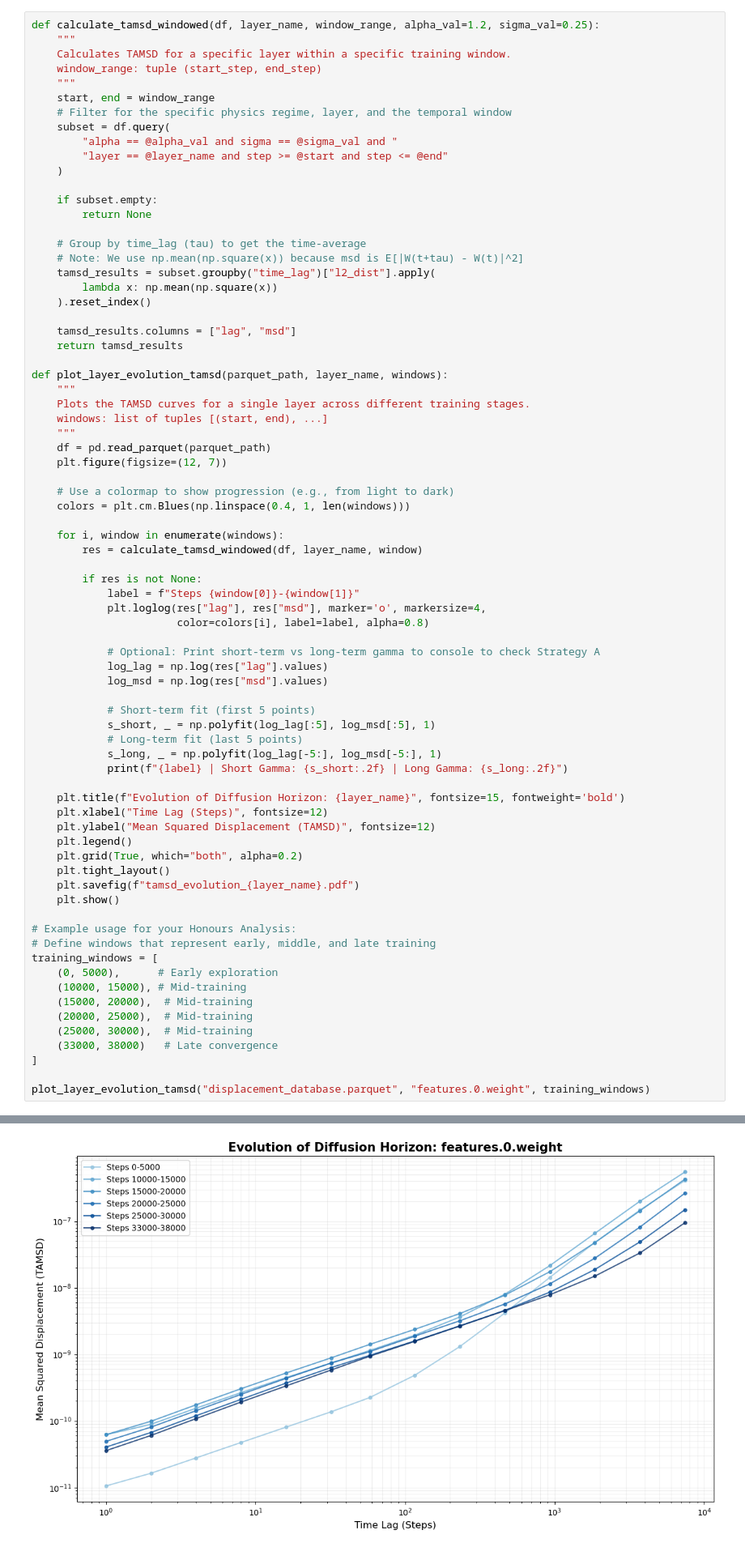
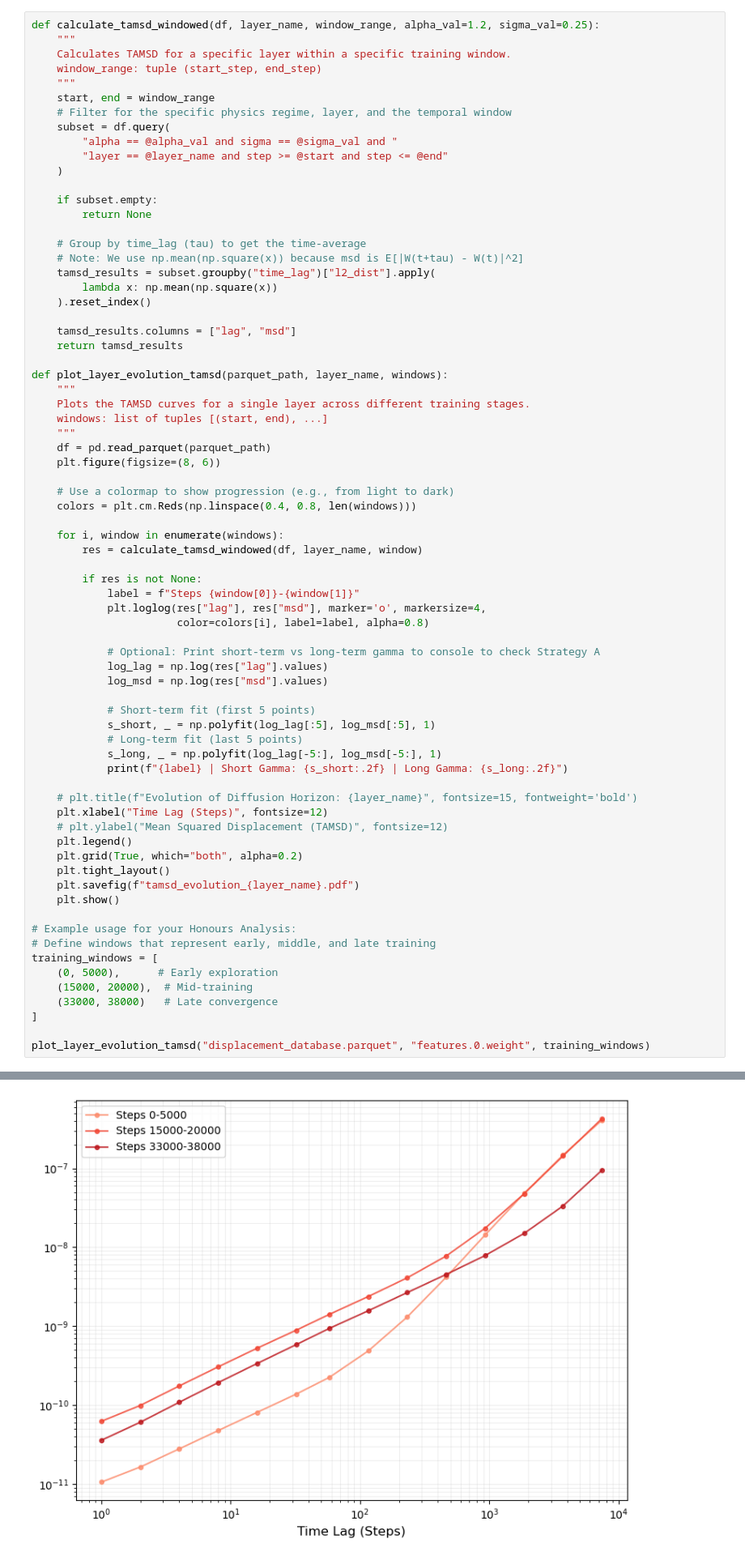
Before and after one commit to YiHaoFromEarth/ht-initialisation-dynamics, a Jupyter notebook: plots.ipynb, the cells around one changed output, grey strips where cells are left out. Shown at 81% size. Cells and saved outputs as stored; diff of their text form.

```diff
--- a/plots.ipynb
+++ b/plots.ipynb
@@ -646,10 +638,10 @@ def plot_layer_evolution_tamsd(parquet_path, layer_name, windows):
     windows: list of tuples [(start, end), ...]
     """
     df = pd.read_parquet(parquet_path)
-    plt.figure(figsize=(12, 7))
+    plt.figure(figsize=(8, 6))
 
     # Use a colormap to show progression (e.g., from light to dark)
-    colors = plt.cm.Blues(np.linspace(0.4, 1, len(windows)))
+    colors = plt.cm.Reds(np.linspace(0.4, 0.8, len(windows)))
 
     for i, window in enumerate(windows):
         res = calculate_tamsd_windowed(df, layer_name, window)
@@ -669,9 +661,9 @@ def plot_layer_evolution_tamsd(parquet_path, layer_name, windows):
             s_long, _ = np.polyfit(log_lag[-5:], log_msd[-5:], 1)
             print(f"{label} | Short Gamma: {s_short:.2f} | Long Gamma: {s_long:.2f}")
 
-    plt.title(f"Evolution of Diffusion Horizon: {layer_name}", fontsize=15, fontweight='bold')
+    # plt.title(f"Evolution of Diffusion Horizon: {layer_name}", fontsize=15, fontweight='bold')
     plt.xlabel("Time Lag (Steps)", fontsize=12)
-    plt.ylabel("Mean Squared Displacement (TAMSD)", fontsize=12)
+    # plt.ylabel("Mean Squared Displacement (TAMSD)", fontsize=12)
     plt.legend()
     plt.grid(True, which="both", alpha=0.2)
     plt.tight_layout()
@@ -682,10 +674,7 @@ def plot_layer_evolution_tamsd(parquet_path, layer_name, windows):
 # Define windows that represent early, middle, and late training
 training_windows = [
     (0, 5000),      # Early exploration
-    (10000, 15000), # Mid-training
     (15000, 20000),  # Mid-training
-    (20000, 25000),  # Mid-training
-    (25000, 30000),  # Mid-training
     (33000, 38000)   # Late convergence
 ]
 
@@ -699,5 +685,5 @@ Steps 25000-30000 | Short Gamma: 0.80 | Long Gamma: 1.25
 Steps 33000-38000 | Short Gamma: 0.81 | Long Gamma: 1.09
-[figure, old version]
+[figure, new version]
 # %%
 def calculate_rolling_tamsd(msd_df, layer_name, alpha=1.2, sigma=0.25,
                            window_size=2000, stride=200):
```
Also changed, not shown: parts of 5 cells of this notebook, 7 other files.
